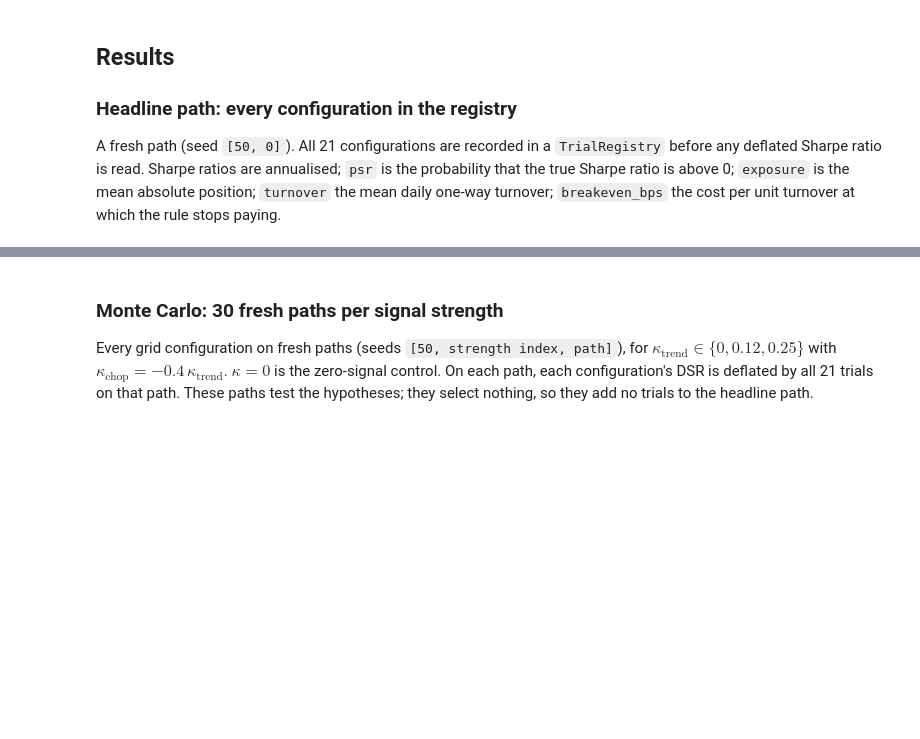
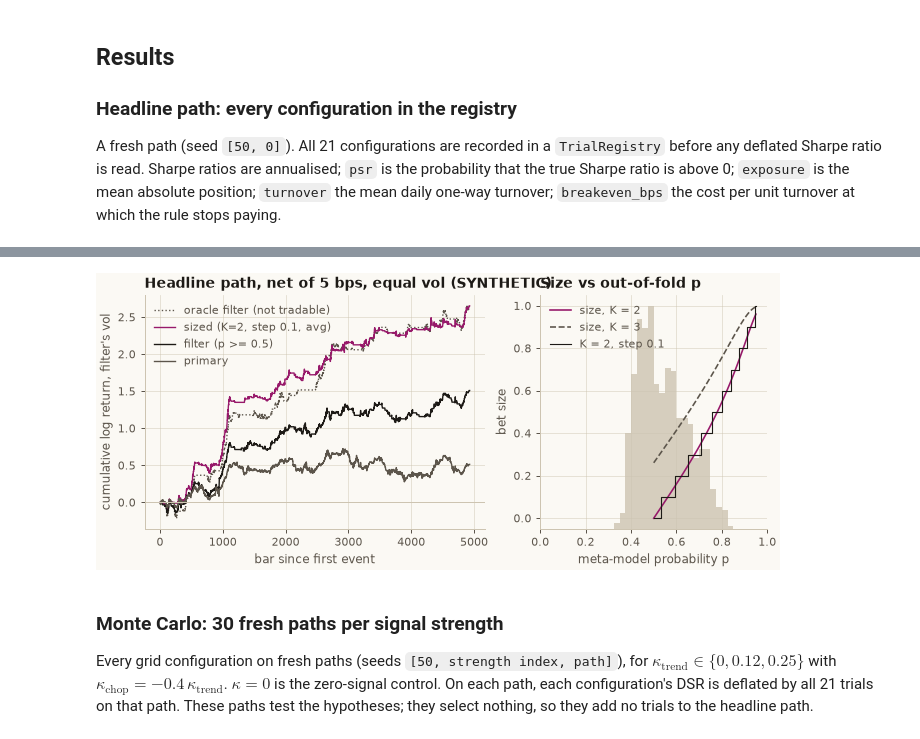
Before and after one commit to Open-Quant/openquant, a Jupyter notebook: notebooks/python/13_bet_sizing_from_probabilities.ipynb, the cells around one changed output, grey strips where cells are left out. Cells and saved outputs as stored; diff of their text form; code cells hidden in the pictures; blank space fills up the shorter version.

```diff
--- a/notebooks/python/13_bet_sizing_from_probabilities.ipynb
+++ b/notebooks/python/13_bet_sizing_from_probabilities.ipynb
@@ -768,4 +831,7 @@ print(
 # %%
+target_sd = net(kept_h[name(FILTER)][2]).std()
+
+
 def draw(fig, c):
     left, right = fig.subplots(1, 2, width_ratios=[3, 2])
     for key, label, col, ls in [
@@ -774,12 +840,13 @@ def draw(fig, c):
         (name(FILTER), "filter (p >= 0.5)", c["text"], "-"),
         (name(PRIMARY), "primary", c["muted"], "-"),
     ]:
-        bt = bt_o if key is None else kept_h[key][2]
-        left.plot(np.cumsum(np.log1p(net(bt))), color=col, linestyle=ls, linewidth=1.1, label=label)
+        r = net(bt_o if key is None else kept_h[key][2])
+        r = r * target_sd / r.std()  # equal volatility, for display only (uses the full sample)
+        left.plot(np.cumsum(np.log1p(r)), color=col, linestyle=ls, linewidth=1.1, label=label)
     left.axhline(0.0, color=c["rule"], linewidth=0.8)
-    left.set_title("Headline path, net of 5 bps (SYNTHETIC)")
+    left.set_title("Headline path, net of 5 bps, equal vol (SYNTHETIC)")
     left.set_xlabel("bar since first event")
-    left.set_ylabel("cumulative log return")
+    left.set_ylabel("cumulative log return, filter's vol")
     left.legend(loc="upper left")
     p = probs_h["purged-kfold"]
     grid = np.linspace(0.5, 0.95, 91)
@@ -789,35 +856,37 @@ def draw(fig, c):
             bet_sizing.get_signal(grid.tolist(), k),
             color=c["accent"] if k == 2 else c["muted"],
             linestyle=ls,
             linewidth=1.3,
             label=f"size, K = {k}",
         )
     right.step(
         grid,
         bet_sizing.discrete_signal(bet_sizing.get_signal(grid.tolist(), 2), 0.1),
         where="mid",
         color=c["text"],
         linewidth=0.9,
         label="K = 2, step 0.1",
     )
     twin = right.twinx()
     twin.hist(p, bins=np.linspace(0.0, 1.0, 41), color=c["rule"], alpha=0.8)
     twin.set_yticks([])
     right.set_zorder(twin.get_zorder() + 1)
     right.patch.set_visible(False)
     right.set_xlim(0.0, 1.0)
-    right.set_title("Snippet 10.1 and the out-of-fold p")
+    right.set_title("Size vs out-of-fold p")
     right.set_xlabel("meta-model probability p")
     right.set_ylabel("bet size")
     right.legend(loc="upper left")
 
 
 nbfigures.figure(
     "nb13-headline",
     draw,
     size=(7.6, 3.3),
-    alt="Left: cumulative net log return on the fresh planted-signal path for the primary crossover, the flat 0.5 meta filter, the probability-sized rule and the oracle filter. Right: the Snippet 10.1 bet-size curves for two and three classes and the stepped two-class curve, over a histogram of the meta-model's out-of-fold probabilities.",
+    alt="Left: cumulative net log return on the fresh planted-signal path for the primary crossover, the flat 0.5 meta filter, the probability-sized rule and the oracle filter, each scaled to the filter's volatility. Right: the Snippet 10.1 bet-size curves for two and three classes and the stepped two-class curve, over a histogram of the meta-model's out-of-fold probabilities.",
 )
+# %% [output]
+[figure, added]
 # %% [markdown]
 ### Monte Carlo: 30 fresh paths per signal strength
 
```
Also changed, not shown: parts of 22 cells of this notebook, 11 other files.
